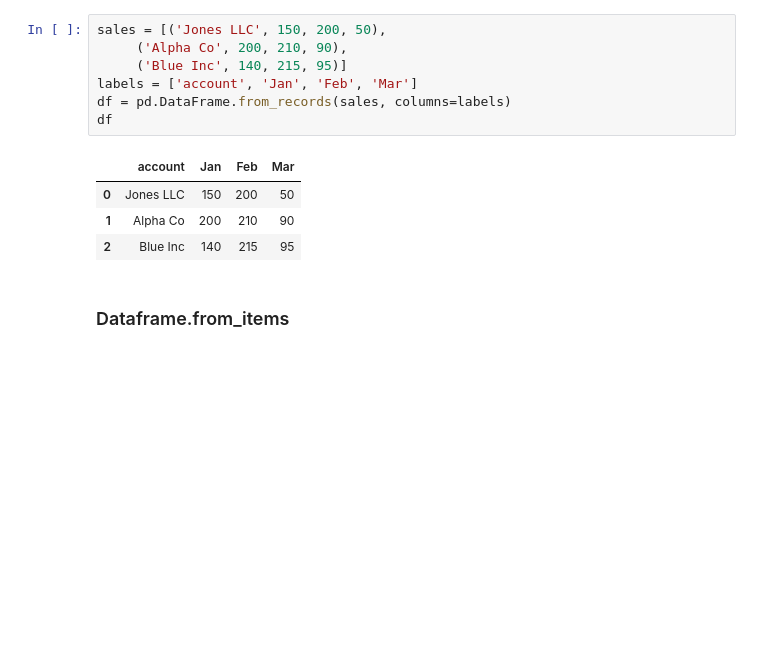
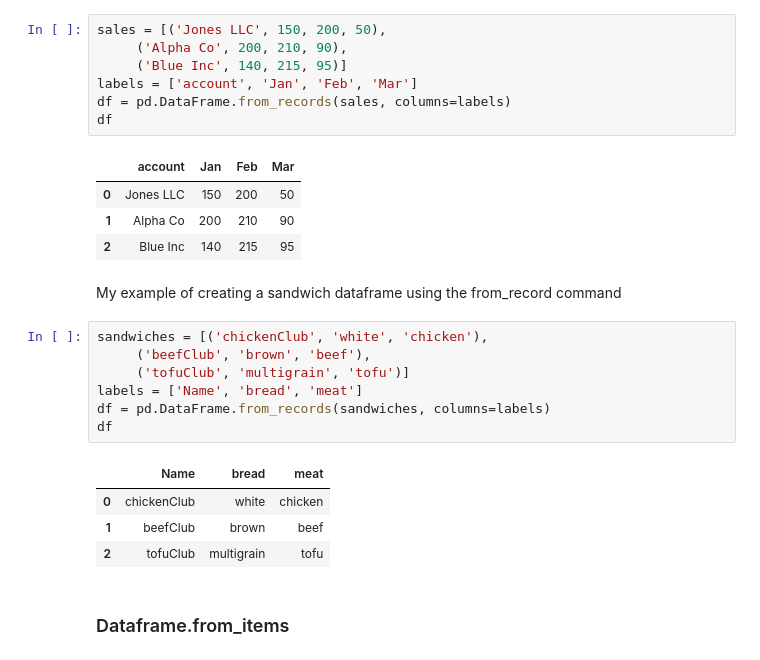
Before and after one commit to hliaqat/Week1-Introduction_to_Python, a Jupyter notebook: Introduction_to_Python.ipynb, the cells around one changed output. Drawn from its saved outputs; the diff is of its cells as text; blank space fills up the shorter version.

```diff
--- a/Introduction_to_Python.ipynb
+++ b/Introduction_to_Python.ipynb
@@ -1206,6 +1853,20 @@ df
 | 0 | Jones LLC | 150 | 200 | 50 |
 | 1 | Alpha Co | 200 | 210 | 90 |
 | 2 | Blue Inc | 140 | 215 | 95 |
+# %% [markdown]
+My example of creating a sandwich dataframe using the from_record command
+# %%
+sandwiches = [('chickenClub', 'white', 'chicken'),
+     ('beefClub', 'brown', 'beef'),
+     ('tofuClub', 'multigrain', 'tofu')]
+labels = ['Name', 'bread', 'meat']
+df = pd.DataFrame.from_records(sandwiches, columns=labels)
+df
+# %% [output]
+|  | Name | bread | meat |
+| 0 | chickenClub | white | chicken |
+| 1 | beefClub | brown | beef |
+| 2 | tofuClub | multigrain | tofu |
 # %% [markdown]
 ### Dataframe.from_items
 # %% [markdown]
```
Also changed, not shown: parts of 140 cells of this notebook.
